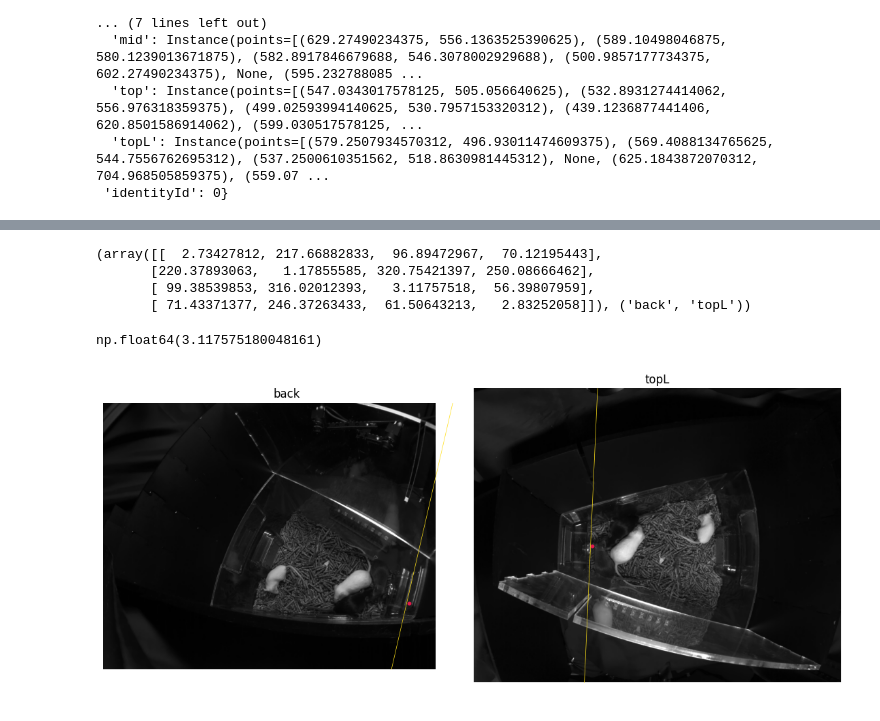
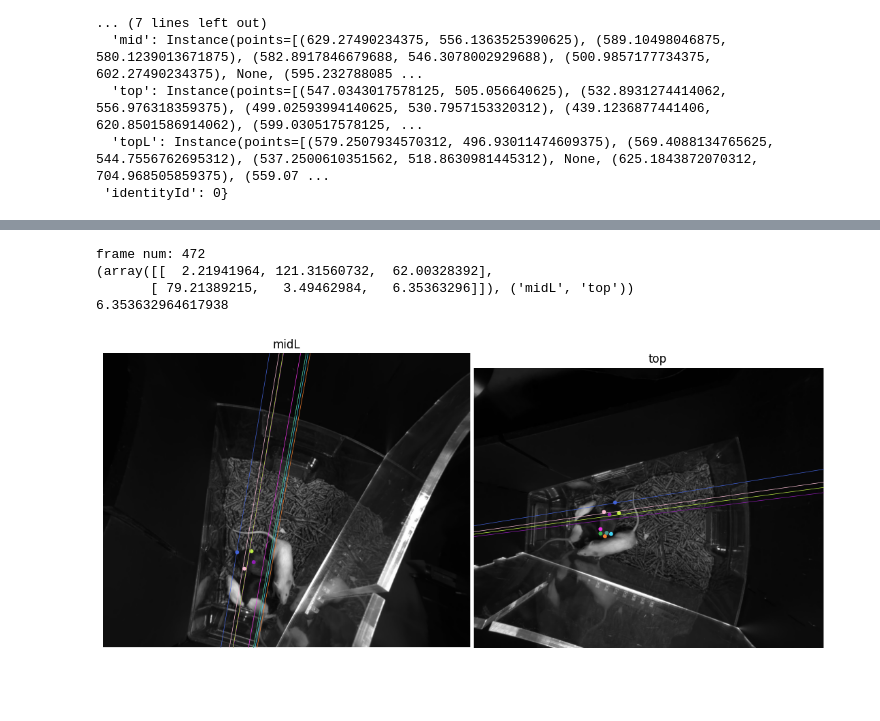
Before and after one commit to Joshjppark/lucid_lite, a Jupyter notebook: notebooks/tracking_test.ipynb, the cells around one changed output, grey strips where cells are left out. Drawn from its saved outputs; the diff is of its cells as text; code cells hidden in the pictures.

```diff
--- a/notebooks/tracking_test.ipynb
+++ b/notebooks/tracking_test.ipynb
@@ -348,6 +341,17 @@ node_weights = {
     'Haunch_right':   0.7,
     'Neck': 0.7
 }
+# %%
+def visual_frame_debug(sft, cam1, cam2, track_idx):
+    print(f'frame num: {sft.frame_idx}')
+    print(sft.get_edges(cam1, cam2))
+    err = sft.visualize_epipolar_pair(
+        window=window,
+        cam1_name=cam1,
+        cam2_name=cam2,
+        track_idx=track_idx,
+    )
+    print(err)
 # %%
 importlib.reload(geometry)
 importlib.reload(tracker)
@@ -427,5 +400,5 @@ palette = {
 # %%
-FRAME_IDX = 89
+FRAME_IDX = 116
 # %%
 importlib.reload(graph_window)
 
@@ -514,17 +497,13 @@ sft.fg.frame_idx
 # %%
-print(sft.get_edges('back', 'topL'))
-err = sft.visualize_epipolar_pair(
-    window=window,
-    cam1_name='back',
-    cam2_name='topL',
-    track_idx=(2, 2),
-)
-err
+# frame 472
+# in this case, top: t1 should be its own singleton group
+
+visual_frame_debug(sft, 'midL', 'top', (1, 2))
+# print(sft.fg.instances['back'][3].points)
 # %% [output]
-(array([[  2.73427812, 217.66882833,  96.89472967,  70.12195443],
-       [220.37893063,   1.17855585, 320.75421397, 250.08666462],
-       [ 99.38539853, 316.02012393,   3.11757518,  56.39807959],
-       [ 71.43371377, 246.37263433,  61.50643213,   2.83252058]]), ('back', 'topL'))
+frame num: 472
+(array([[  2.21941964, 121.31560732,  62.00328392],
+       [ 79.21389215,   3.49462984,   6.35363296]]), ('midL', 'top'))
+6.353632964617938
-np.float64(3.117575180048161)
-[figure, old version]
+[figure, new version]
 # %%
```
Also changed, not shown: parts of 28 cells of this notebook, 7 other files.
